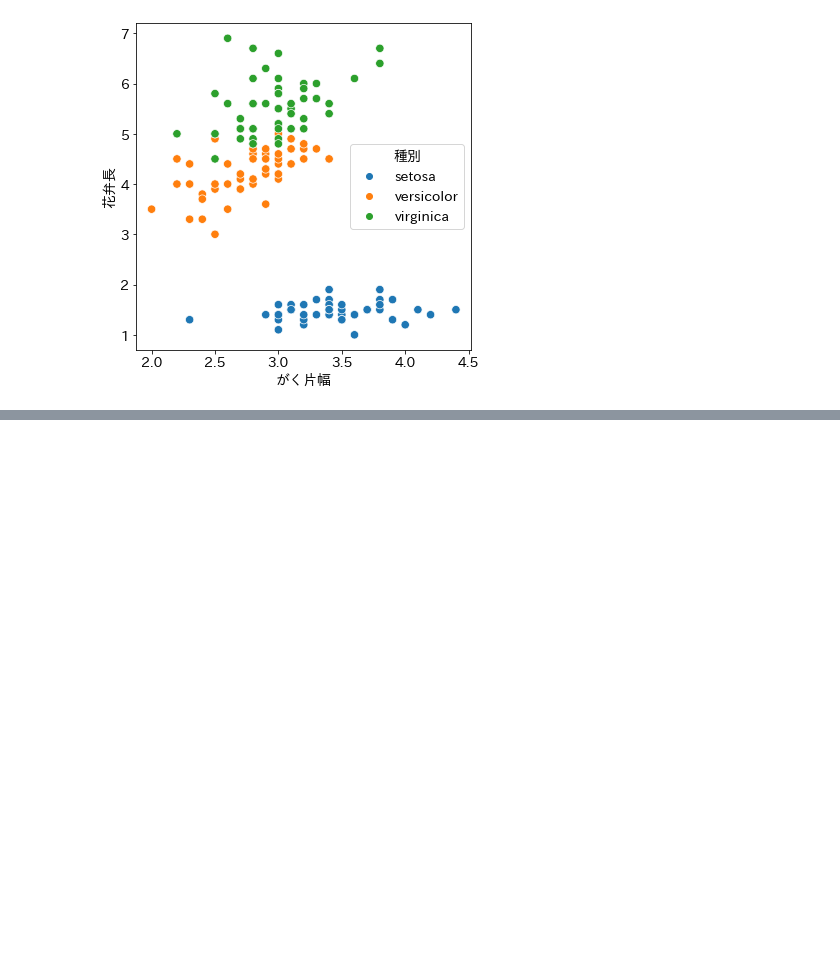
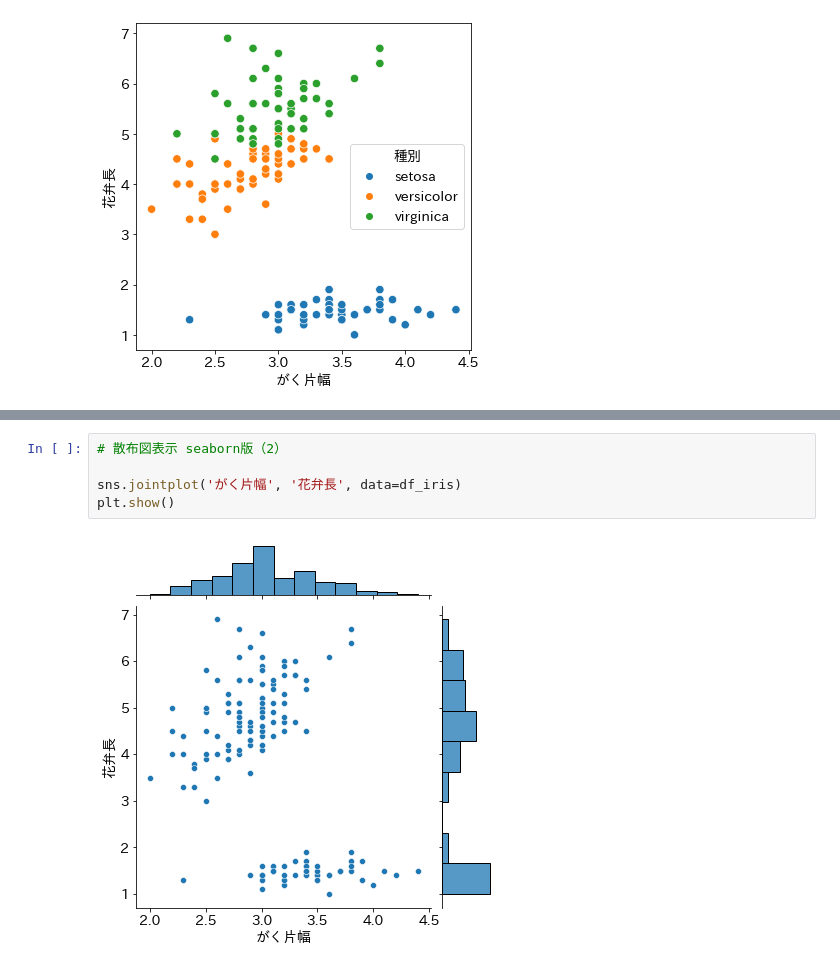
Before and after one commit to hirokimituya/book_create-profitable-AI-with-Python, a Jupyter notebook: ch04_01_data_process.ipynb, the cells around one changed output, grey strips where cells are left out. Drawn from its saved outputs; the diff is of its cells as text; blank space fills up the shorter version.

```diff
--- a/ch04_01_data_process.ipynb
+++ b/ch04_01_data_process.ipynb
@@ -193,0 +201,7 @@ plt.show()
+# %%
+# 散布図表示 seaborn版（2）
+
+sns.jointplot('がく片幅', '花弁長', data=df_iris)
+plt.show()
+# %% [output]
+[figure, added]
```
Also changed, not shown: parts of 4 cells of this notebook.
